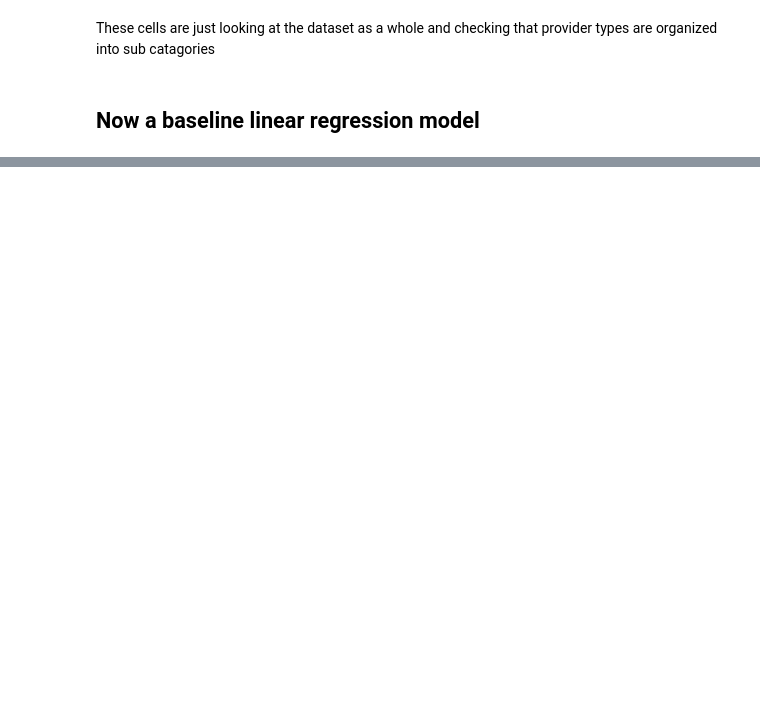
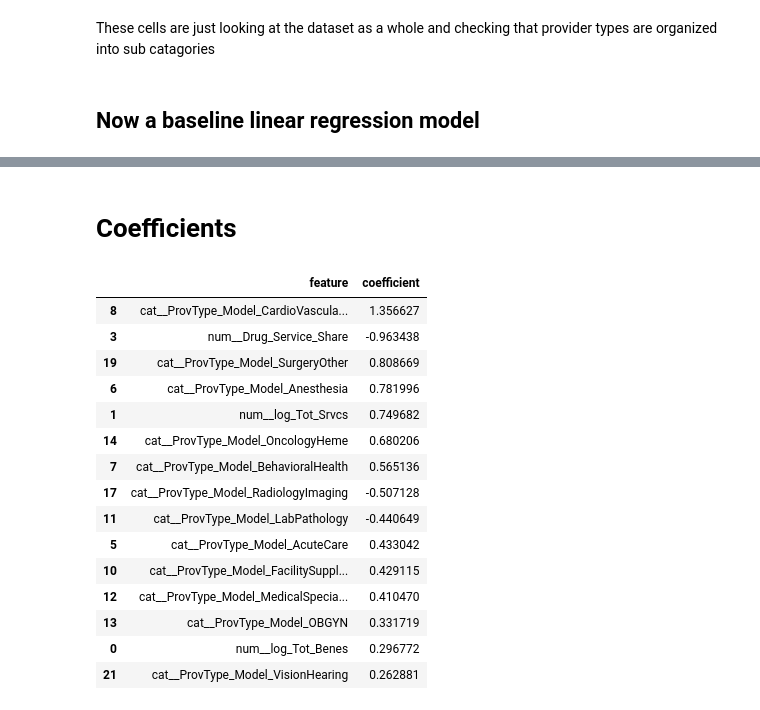
Before and after one commit to JennQQQ/Medicare-Project, a Jupyter notebook: notebooks/Volume_Risk_ProvType_LRModel.ipynb, the cells around one changed output, grey strips where cells are left out. Saved outputs shown, nothing was run; the diff lists cells and outputs as text; code cells hidden in the pictures; blank space fills up the shorter version.

```diff
--- a/notebooks/Volume_Risk_ProvType_LRModel.ipynb
+++ b/notebooks/Volume_Risk_ProvType_LRModel.ipynb
@@ -73,0 +236,31 @@ from sklearn.metrics import r2_score, mean_squared_error
+# %% [markdown]
+# Coefficients
+# %%
+import pandas as pd
+
+feature_names = model.named_steps["preprocessor"].get_feature_names_out()
+coefs = model.named_steps["regressor"].coef_
+
+coef_df = pd.DataFrame({
+    "feature": feature_names,
+    "coefficient": coefs
+}).sort_values(by="coefficient", key=abs, ascending=False)
+
+coef_df.head(15)
+# %% [output]
+|  | feature | coefficient |
+| 8 | cat__ProvType_Model_CardioVascula... | 1.356627 |
+| 3 | num__Drug_Service_Share | -0.963438 |
+| 19 | cat__ProvType_Model_SurgeryOther | 0.808669 |
+| 6 | cat__ProvType_Model_Anesthesia | 0.781996 |
+| 1 | num__log_Tot_Srvcs | 0.749682 |
+| 14 | cat__ProvType_Model_OncologyHeme | 0.680206 |
+| 7 | cat__ProvType_Model_BehavioralHealth | 0.565136 |
+| 17 | cat__ProvType_Model_RadiologyImaging | -0.507128 |
+| 11 | cat__ProvType_Model_LabPathology | -0.440649 |
+| 5 | cat__ProvType_Model_AcuteCare | 0.433042 |
+| 10 | cat__ProvType_Model_FacilitySuppl... | 0.429115 |
+| 12 | cat__ProvType_Model_MedicalSpecia... | 0.410470 |
+| 13 | cat__ProvType_Model_OBGYN | 0.331719 |
+| 0 | num__log_Tot_Benes | 0.296772 |
+| 21 | cat__ProvType_Model_VisionHearing | 0.262881 |
```
Also changed, not shown: parts of 17 cells of this notebook.
